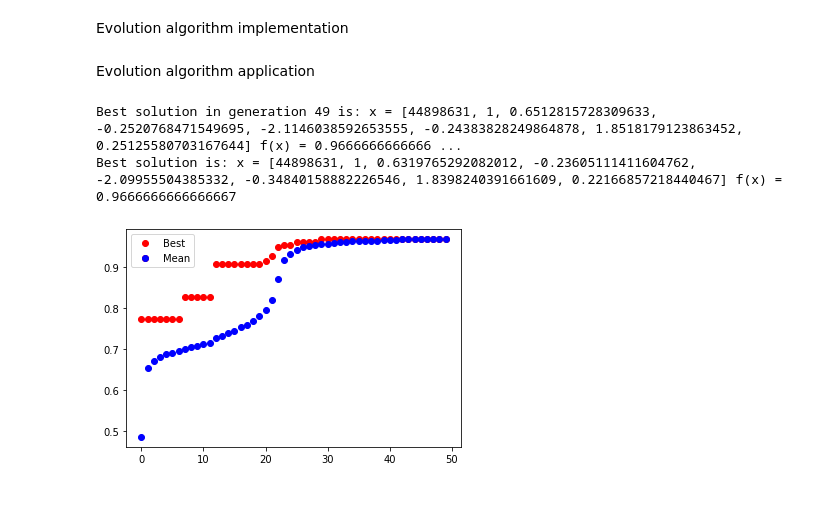
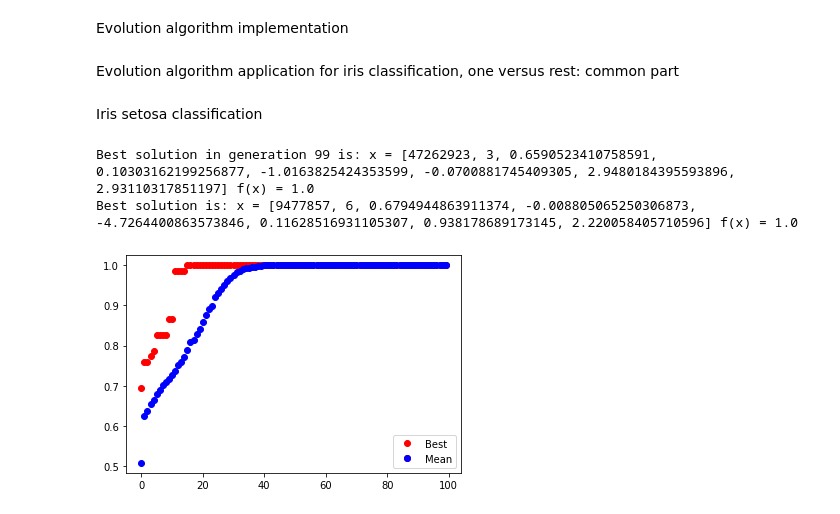
Before and after one commit to grigorescuandrei/noise-based-classifier, a Jupyter notebook: prototype/benchmark.ipynb, the cells around one changed output. Drawn from its saved outputs; the diff is of its cells as text; code cells hidden in the pictures.

```diff
--- a/prototype/benchmark.ipynb
+++ b/prototype/benchmark.ipynb
@@ -80,6 +80,6 @@ sepalLengths = getDataColumn(data, dataNames, 'SepalLengthCm')
 sepalWidths = getDataColumn(data, dataNames, 'SepalWidthCm')
 petalLengths = getDataColumn(data, dataNames, 'PetalLengthCm')
 petalWidths = getDataColumn(data, dataNames, 'PetalWidthCm')
-realResults = [value == "Iris-virginica" for value in getDataColumn(data, dataNames, 'Species')]
+results = getDataColumn(data, dataNames, 'Species')
 
-inputs = [[float(petalLengths[i]), float(petalWidths[i])] for i in range(0, len(realResults))]
+inputs = [[float(petalLengths[i]), float(petalWidths[i])] for i in range(0, len(results))]
@@ -110,8 +123,9 @@ class ZNormalizer():
         return data
 
 scaler = ZNormalizer()
-scaler.fit(inputs)
-inputs = scaler.transform(inputs)
+scaler.fit(trainInputs)
+trainInputs = scaler.transform(trainInputs)
+validationInputs = scaler.transform(validationInputs)
 # %% [markdown]
 Define confusion matrix function
 # %%
@@ -179,11 +193,13 @@ Define fitness function based on accuracy
 # %%
-def computeFitness(predictedResults, realResults):
+def computeAccuracy(predictedResults, realResults):
     accuracy, _, _ = getMetrics(predictedResults, realResults)
     return accuracy
 
-assert(computeFitness(realResults, realResults) - 1 < 0.01)
-testData = [0, 0, 0, 0]
-#assert(computeFitness(testData, realResults) < 0.99)
+# testing fitness function
+testOutputs = [0, 1, 1, 0]
+assert(computeAccuracy(testOutputs, testOutputs) - 1 < 0.01)
+testInputs = [0, 0, 0, 0]
+assert(computeAccuracy(testInputs, testOutputs) < 0.99)
 # %% [markdown]
 ## Genetic algorithm implementation
 A problem in which it is desired to classify an input with N features is being considered for the following statements.
@@ -409,5 +426,5 @@ class GA:
             if (off.fitness > worst.fitness):
                 worst.representation = off.representation
                 worst.fitness = off.fitness
-# %% [markdown]
-Evolution algorithm application
+# %% [markdown]
+Evolution algorithm application for iris classification, one versus rest: common part
@@ -414,74 +467,51 @@ Evolution algorithm application
+# %% [markdown]
+Iris setosa classification
 # %%
-random.seed(None)
+# problem parameters
+setosaParam = {'function': computeFitnessIris("Iris-setosa")}
 
-def fcEval(solution):
-    seed = solution[0]
-    octaves = solution[1]
-    threshold = solution[2]
-    zOffset = solution[-1]
-
-    noise = PerlinNoise(seed=seed, octaves=octaves)
-
-    computedResults = []
-    for input in inputs:
-        processedInput = copy.copy(input)
-        for i in range(len(input)):
-            scale = solution[2*i + 3]
-            offset = solution[2*i + 4]
-            value = input[i]
-            processedInput.append(value * scale + offset)
-        processedInput.append(zOffset)
-        result = noise(processedInput) + 0.5 > threshold
-        computedResults.append(result)
-
-    return computeFitness(computedResults, realResults)
-
-# initialise de GA parameters
-gaParam = {'popSize' : 100, 'noGen' : 50, 'pc' : 0.8, 'pm' : 0.1}
-# problem parameters
-problParam = {'function': fcEval}
-
-# store the best/average solution of each iteration (for a final plot used to anlyse the GA's convergence)
+# store the best/average solution of each iteration (for a final plot used to analyze the GA's convergence)
 allBestFitnesses = []
 allAvgFitnesses = []
 generations = []
 
-ga = GA(gaParam, problParam)
+ga = GA(gaParam, setosaParam)
 ga.initialisation()
 ga.evaluation()
 
 overallBestChromo = ga.bestChromosome()
 overallBestSolY = overallBestChromo.fitness
 for g in range(gaParam['noGen']):
     #plotting preparation
     allPotentialSolutionsX = [c.representation for c in ga.population]
     allPotentialSolutionsY = [c.fitness for c in ga.population]
     bestChromo = ga.bestChromosome()
     bestSolX = bestChromo.representation
     bestSolY = bestChromo.fitness
     allBestFitnesses.append(bestSolY)
     allAvgFitnesses.append(sum(allPotentialSolutionsY) / len(allPotentialSolutionsY))
     generations.append(g)
-    #plotAFunction(xref, yref, allPotentialSolutionsX, allPotentialSolutionsY, bestSolX, [bestSolY], 'generation: ' + str(g))
 
-    #logic alg
+    #evolution algorithm
     ga.oneGenerationSteadyState()
     #ga.oneGeneration()
     #ga.oneGenerationElitism()
 
     if bestSolY > overallBestSolY:
         overallBestChromo = bestChromo
         overallBestSolY = bestSolY
 
 print('Best solution in generation ' + str(g) + ' is: x = ' + str(bestChromo.representation) + ' f(x) = ' + str(bestChromo.fitness))
 print('Best solution is: x = ' + str(overallBestChromo.representation) + ' f(x) = ' + str(overallBestChromo.fitness))
 
 plt.ioff()
 best, = plt.plot(generations, allBestFitnesses, 'ro', label = 'best')
 mean, = plt.plot(generations, allAvgFitnesses, 'bo', label = 'mean')
 plt.legend([best, (best, mean)], ['Best', 'Mean'])
 plt.show()
+
+irisSetosaBestChromosome = overallBestChromo
 # %% [output]
-Best solution in generation 49 is: x = [44898631, 1, 0.6512815728309633, -0.2520768471549695, -2.1146038592653555, -0.24383828249864878, 1.8518179123863452, 0.25125580703167644] f(x) = 0.9666666666666 ...
-Best solution is: x = [44898631, 1, 0.6319765292082012, -0.23605111411604762, -2.09955504385332, -0.34840158882226546, 1.8398240391661609, 0.22166857218440467] f(x) = 0.9666666666666667
+Best solution in generation 99 is: x = [47262923, 3, 0.6590523410758591, 0.10303162199256877, -1.0163825424353599, -0.0700881745409305, 2.9480184395593896, 2.93110317851197] f(x) = 1.0
+Best solution is: x = [9477857, 6, 0.6794944863911374, -0.008805065250306873, -4.7264400863573846, 0.11628516931105307, 0.938178689173145, 2.220058405710596] f(x) = 1.0
-[figure, old version]
+[figure, new version]
```
Also changed, not shown: parts of 20 cells of this notebook, 2 other files.
